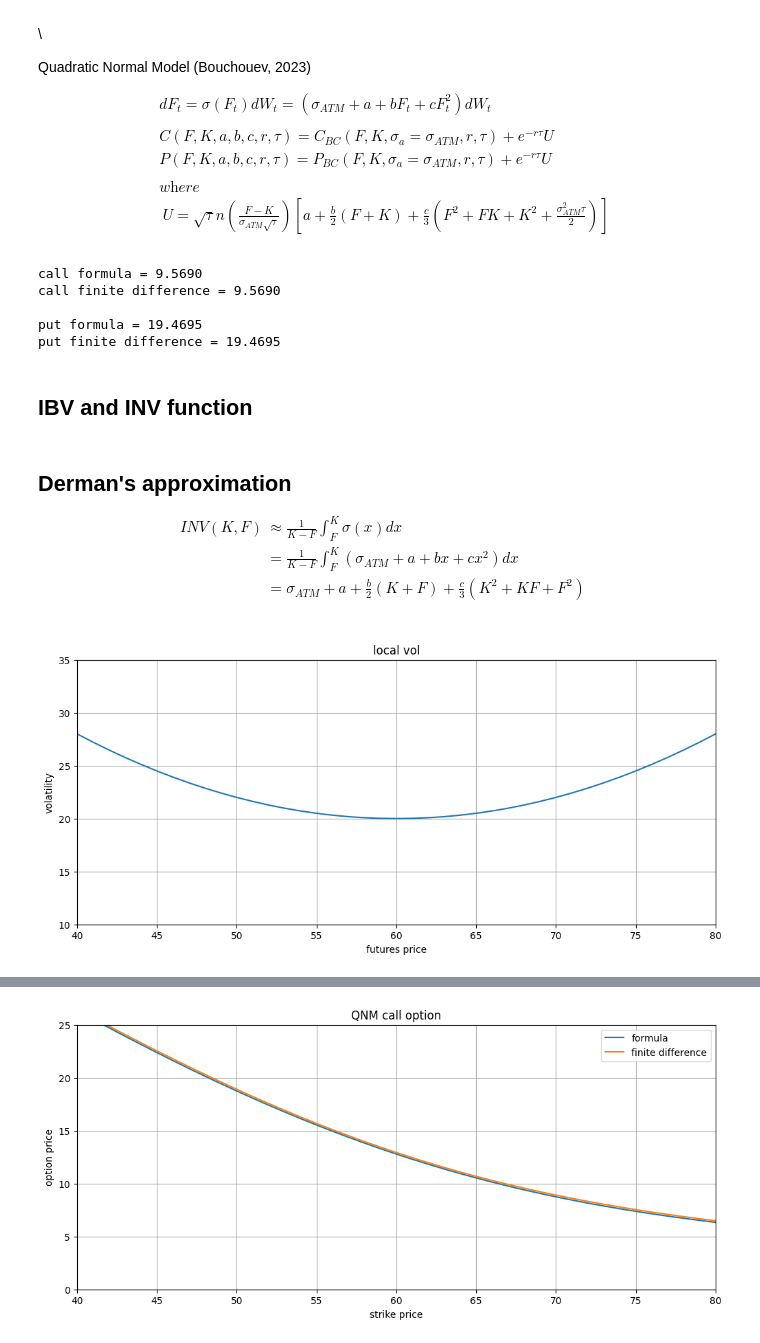
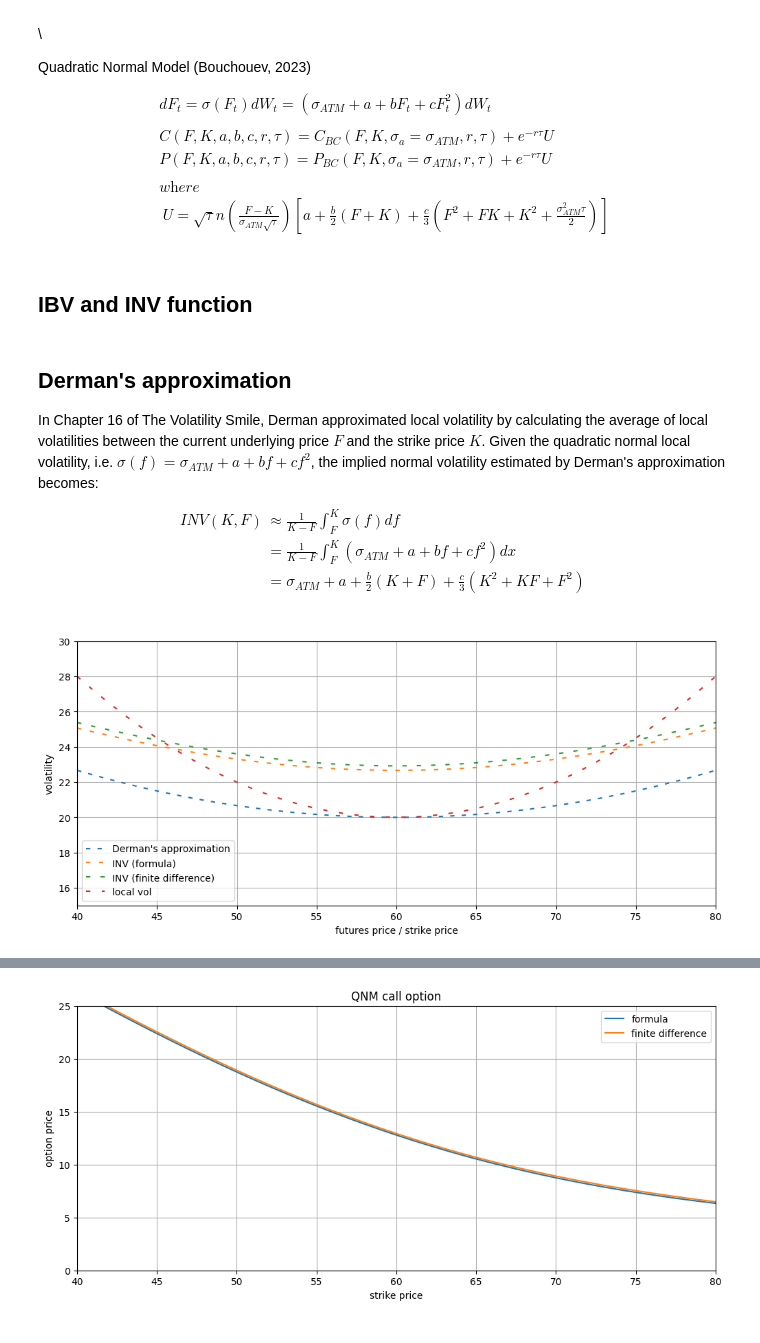
Before and after one commit to WuYenSun/Derman_Approximation_on_QNM, a Jupyter notebook: Derman’s_Approximation_on_QNM.ipynb, the cells around one changed output, grey strips where cells are left out. Cells and saved outputs as stored; diff of their text form; code cells hidden in the pictures.

```diff
--- a/Derman’s_Approximation_on_QNM.ipynb
+++ b/Derman’s_Approximation_on_QNM.ipynb
@@ -217,25 +167,6 @@ class QNM:
           V[1:-1,n] =  sparse.linalg.spsolve(D, V[1:-1, n-1] - rem)
 
       return V[ round( (self.F - f_min)/df), -1]
-# %%
-# Check finite difference implementation
-futures_price = 60.0
-volaility_bachelier = 25
-risk_free_rate = 0.005
-time_to_maturity = 2.0
-strike_price = 70
-
-bachelier = Bachelier(futures_price, volaility_bachelier, risk_free_rate, time_to_maturity)
-print(f'call formula = {bachelier.option_pricer(K = strike_price, option_type = "call"):.4f}')
-print(f'call finite difference = {bachelier.implicit_FD(K = strike_price, option_type = "call"):.4f}\n')
-print(f'put formula = {bachelier.option_pricer(K = strike_price, option_type = "put"):.4f}')
-print(f'put finite difference = {bachelier.implicit_FD(K = strike_price, option_type = "put"):.4f}')
-# %% [output]
-call formula = 9.5690
-call finite difference = 9.5690
-
-put formula = 19.4695
-put finite difference = 19.4695
 # %% [markdown]
 ## IBV and INV function
 # %%
@@ -280,10 +209,12 @@ def implied_volatility(option_price, F, K, r, tau, option_type = 'call', model =
 # %% [markdown]
 ## Derman's approximation
 
+In Chapter 16 of The Volatility Smile, Derman approximated local volatility by calculating the average of local volatilities between the current underlying price $F$ and the strike price $K$. Given the quadratic normal local volatility, i.e. $\sigma(f)=\sigma_{ATM} + a + bf + cf^2$, the implied normal volatility estimated by Derman's approximation becomes:
+
 \begin{align*}
 INV(K, F)
-& \approx \frac{1}{K-F}\int^K_F\sigma(x)dx\\
-& = \frac{1}{K-F}\int^K_F(\sigma_{ATM} + a + bx + c x^2)dx\\
+& \approx \frac{1}{K-F}\int^K_F\sigma(f)df\\
+& = \frac{1}{K-F}\int^K_F(\sigma_{ATM} + a + bf + c f^2)dx\\
 & = \sigma_{ATM} + a + \frac{b}{2}(K+F) + \frac{c}{3}(K^2+KF+F^2)\\
 \end{align*}
 # %%
@@ -293,32 +224,8 @@ futures_price = 60.0
 risk_free_rate = 0.0
 time_to_maturity = 2.0
 
-
 # local vol
 sig_qnm = lambda f : sig_atm + a + b*f + c*f**2
 
 # Derman's approximation
 derman = lambda k : sig_atm + a + b/2*(k + futures_price) + c/3*(k**2 + k*futures_price + futures_price**2)
-
-# Derman's approximation (revised)
-derman_revised = lambda k : sig_atm + a + b/2*(k + futures_price) +\
-                               c/3*(k**2 + k*futures_price + futures_price**2 + time_to_maturity*sig_atm**2/2)
-
-
-# plot the local vol
-step_size_f = 1.0
-arr_f = np.arange(40, 80 + step_size_f/2, step_size_f)
-
-plt.figure(figsize=(12,5))
-plt.plot(arr_f, sig_qnm(arr_f))
-
-plt.title('local vol')
-plt.xlabel('futures price')
-plt.ylabel('volatility')
-plt.xlim(40,80)
-plt.ylim(10,35)
-plt.grid()
-
-plt.show()
-# %% [output]
-[figure, removed]
@@ -324,0 +254,20 @@ plt.show()
+# %%
+# plot the local vol, INVs, and Derman's approximation
+arr_derman = derman(arr_f)
+plt.figure(figsize=(12,5))
+
+plt.plot(arr_f, arr_derman, label = 'Derman\'s approximation', linestyle = (0,(3,5)))
+plt.plot(arr_f, arr_inv_formula, label = 'INV (formula)', linestyle = (0,(3,6)))
+plt.plot(arr_f, arr_inv_fd, label = 'INV (finite difference)', linestyle = (0,(3,7)))
+plt.plot(arr_f, sig_qnm(arr_f), label = 'local vol', linestyle = (0,(3,8)))
+
+plt.xlabel('futures price / strike price')
+plt.ylabel('volatility')
+plt.xlim(40,80)
+plt.ylim(15,30)
+plt.grid()
+plt.legend()
+
+plt.show()
+# %% [output]
+[figure, added]
```
Also changed, not shown: parts of 14 cells of this notebook, 1 other file.
